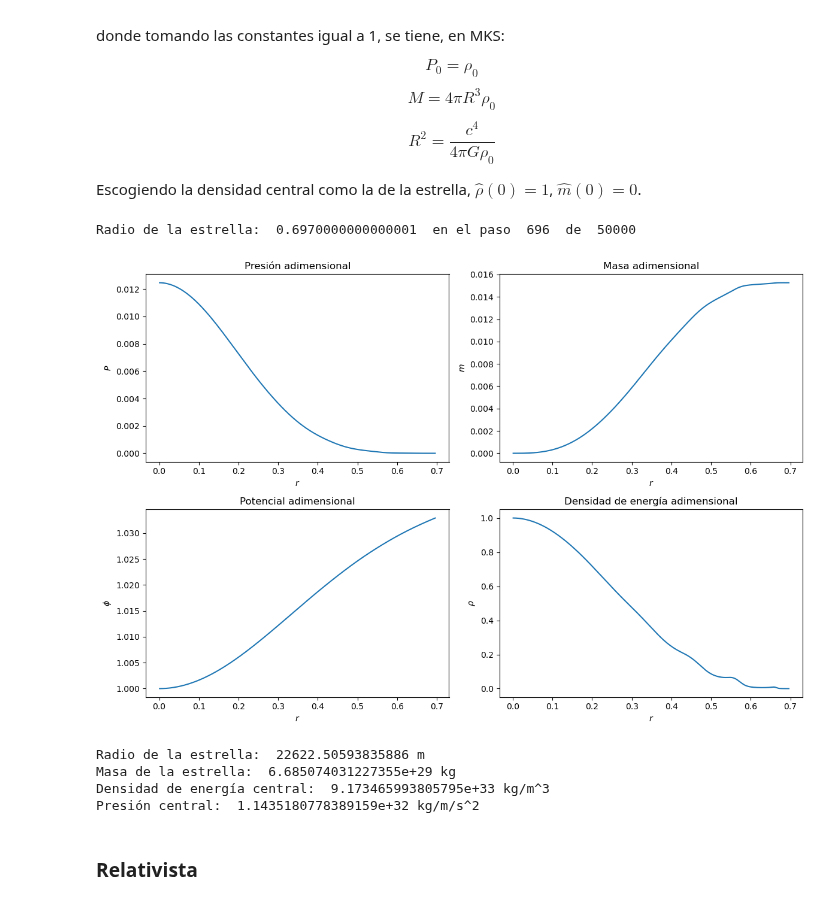
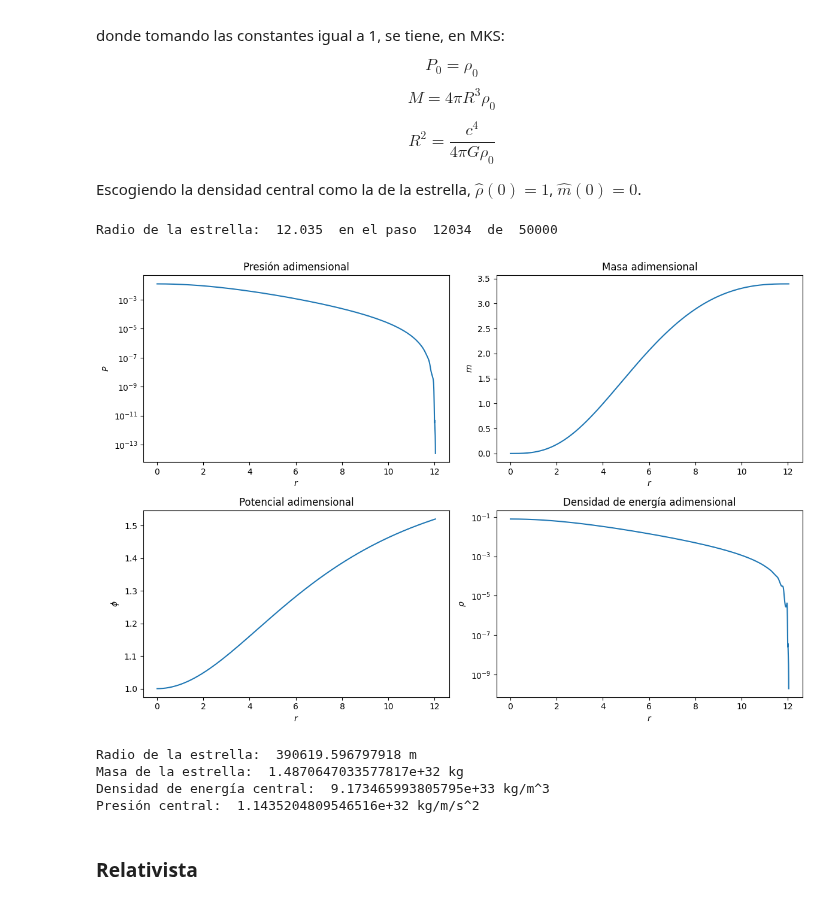
Before and after one commit to Vendetta0462/CalculosSimulaciones, a Jupyter notebook: neutrones_degenerados.ipynb, the cells around one changed output. Cells and saved outputs as stored; diff of their text form; code cells hidden in the pictures.

```diff
--- a/neutrones_degenerados.ipynb
+++ b/neutrones_degenerados.ipynb
@@ -104,11 +110,12 @@ def adimensional_to_fisico(sol_fin, P_central, r_fin, rho0):
     return [r_fisico, m_fisico, rho_fisico, P_fisico, phi_fisico]
 
 # Realizamos la interpolacion de la relación rho = rho(P)
-x = np.linspace(0, xmax, 100)
+x = np.linspace(-4.5, np.log10(xmax), 1000)
 # rho0 = density(xmax, 1) # Densidad central de energía kg/m/s^2
 rho0 = density(((1e14 * 1e3)/B)**(1/3), 1) # Densidad central de energía kg/ms^2
-rho_P = EoS(rho0, x)
+print(rho0)
+#rho_P = EoS(rho0, np.power(10.0,x))
 
-P_central = CubicSpline(density(x, rho0), pressure(x, rho0))(1) # Presion obtenida de la ecuacion de estado para rho=1
+P_central = CubicSpline(density(np.power(10,x), rho0), pressure(np.power(10,x), rho0))(1) # Presion obtenida de la ecuacion de estado para rho=1
 rho_P(P_central)
 # %% [output]
@@ -168,37 +176,37 @@ for i in range(len(rho_N)):
         lim_N = i-1
         break
 print("Radio de la estrella: ", r[lim_N], " en el paso ", lim_N, " de ", N)
 
 # Obtenemos las cantidades finales
 sol_fin_N = [P_N[lim_N], m_N[lim_N], phi_N[lim_N], rho_N[lim_N]]
 
 # Graficamos las soluciones
 fig, ax = plt.subplots(2, 2, figsize=(12, 8))
-ax[0, 0].plot(r[:lim_N], P_N[:lim_N], label=r'$P$')
+ax[0, 0].semilogy(r[:lim_N], P_N[:lim_N], label=r'$P$')
 ax[0, 0].set_xlabel(r'$r$')
 ax[0, 0].set_ylabel(r'$P$')
 ax[0, 0].set_title(r'Presión adimensional')
 
 ax[0, 1].plot(r[:lim_N], m_N[:lim_N], label=r'$m$')
 ax[0, 1].set_xlabel(r'$r$')
 ax[0, 1].set_ylabel(r'$m$')
 ax[0, 1].set_title(r'Masa adimensional')
 
 ax[1, 0].plot(r[:lim_N], phi_N[:lim_N], label=r'$\phi$')
 ax[1, 0].set_xlabel(r'$r$')
 ax[1, 0].set_ylabel(r'$\phi$')
 ax[1, 0].set_title(r'Potencial adimensional')
 
-ax[1, 1].plot(r[:lim_N], rho_N[:lim_N], label=r'$\rho$')
+ax[1, 1].semilogy(r[:lim_N], rho_N[:lim_N], label=r'$\rho$')
 ax[1, 1].set_xlabel(r'$r$')
 ax[1, 1].set_ylabel(r'$\rho$')
 ax[1, 1].set_title(r'Densidad de energía adimensional')
 
 plt.tight_layout()
 plt.show()
 # %% [output]
-Radio de la estrella:  0.6970000000000001  en el paso  696  de  50000
+Radio de la estrella:  12.035  en el paso  12034  de  50000
-[figure, old version]
+[figure, new version]
 # %%
 # Convertimos las cantidades adimensionales a cantidades físicas
 sol_fin_fisico_N = adimensional_to_fisico(sol_fin_N, P_central, r[lim_N], rho0)
@@ -207,10 +215,10 @@ print('Masa de la estrella: ', sol_fin_fisico_N[1], 'kg')
 print('Densidad de energía central: ', rho0, 'kg/m^3')
 print('Presión central: ', sol_fin_fisico_N[3], 'kg/m/s^2')
 # %% [output]
-Radio de la estrella:  22622.50593835886 m
-Masa de la estrella:  6.685074031227355e+29 kg
+Radio de la estrella:  390619.596797918 m
+Masa de la estrella:  1.4870647033577817e+32 kg
 Densidad de energía central:  9.173465993805795e+33 kg/m^3
-Presión central:  1.1435180778389159e+32 kg/m/s^2
+Presión central:  1.1435204809546516e+32 kg/m/s^2
 # %% [markdown]
 ### Relativista
 # %% [markdown]
```
Also changed, not shown: parts of 7 cells of this notebook, 1 other file.
